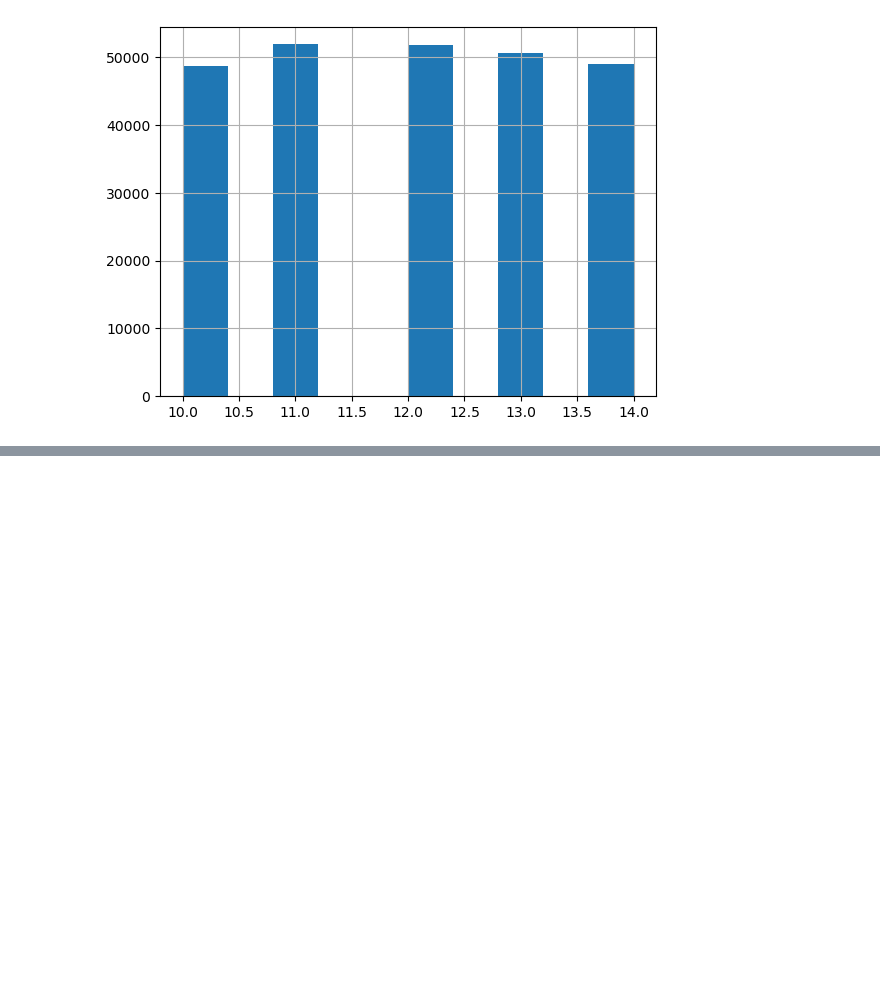
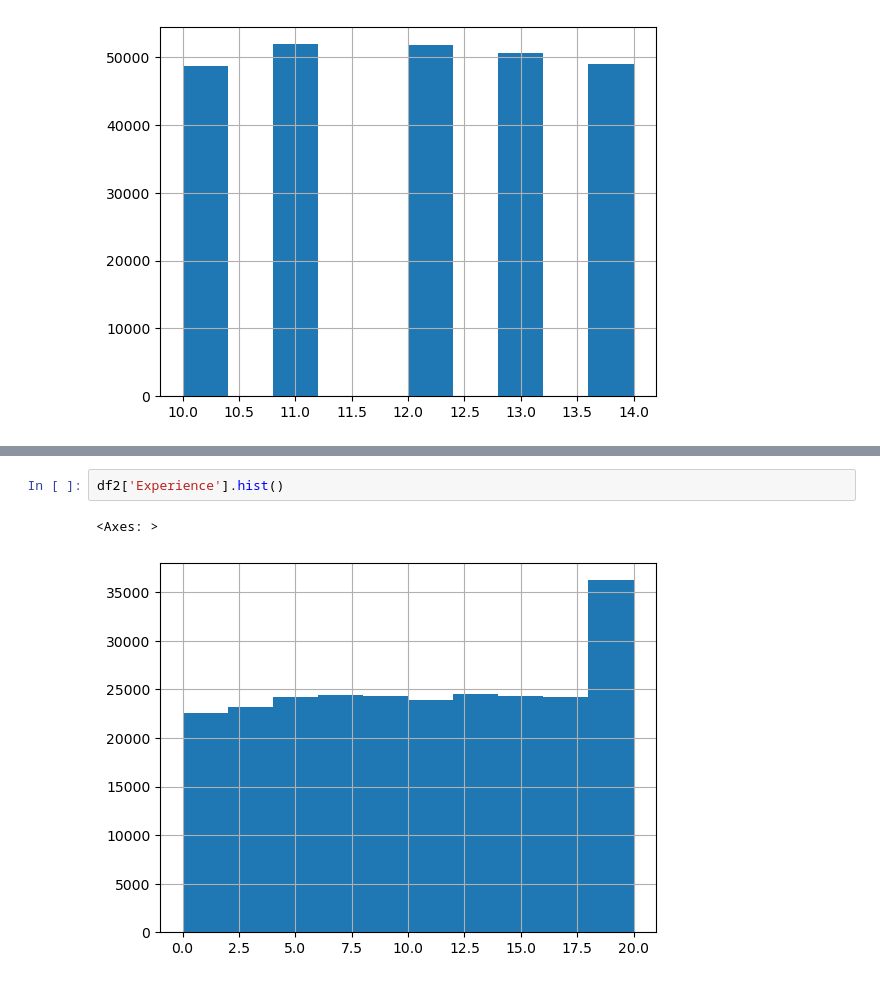
Before and after one commit to Mghd269/Credit-approval-project, a Jupyter notebook: eda.ipynb, the cells around one changed output, grey strips where cells are left out. Cells and saved outputs as stored; diff of their text form; blank space fills up the shorter version.

```diff
--- a/eda.ipynb
+++ b/eda.ipynb
@@ -67,0 +73,5 @@ df2['CURRENT_HOUSE_YRS'].hist()
+# %%
+df2['Experience'].hist()
+# %% [output]
+<Axes: >
+[figure, added]
```
Also changed, not shown: parts of 3 cells of this notebook.
